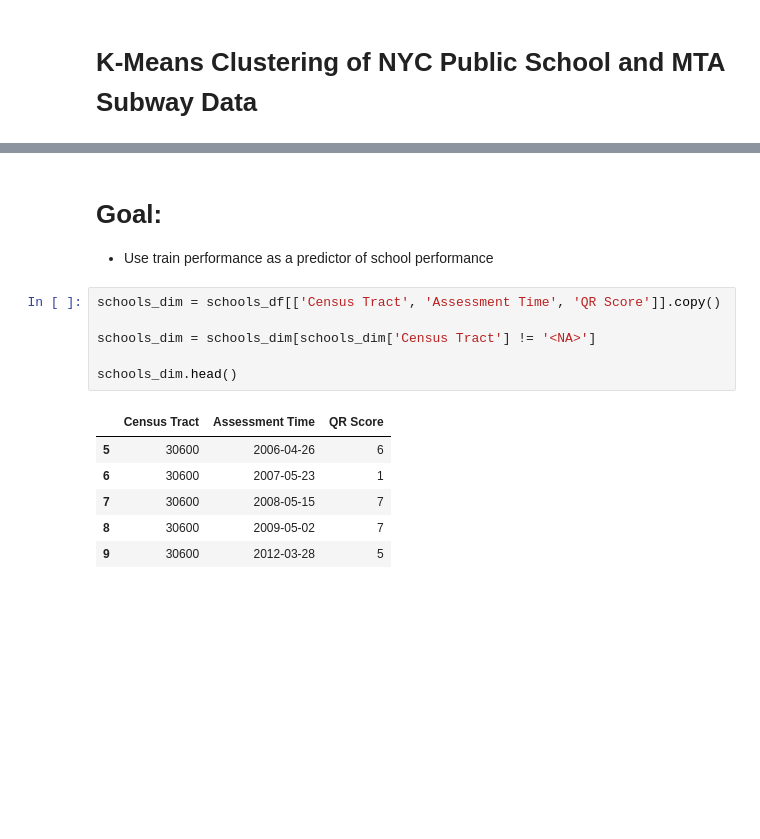
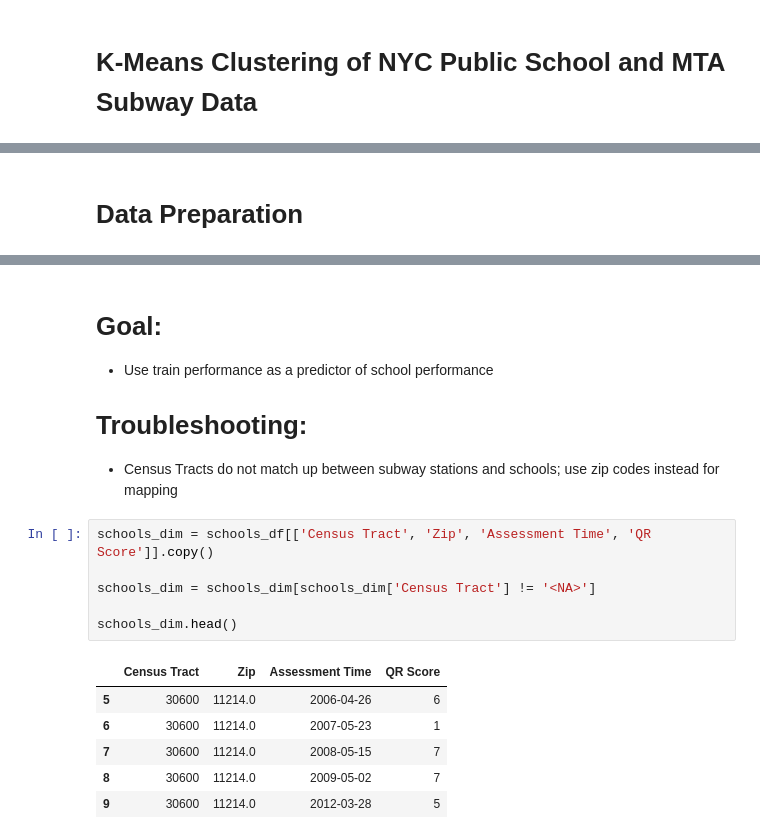
Before and after one commit to tali0n-git/NYC_Public_Schools_Analysis, a Jupyter notebook: ML_Notebooks/k-means-tests.ipynb, the cells around one changed output, grey strips where cells are left out. Saved outputs shown, nothing was run; the diff lists cells and outputs as text; blank space fills up the shorter version.

```diff
--- a/ML_Notebooks/k-means-tests.ipynb
+++ b/ML_Notebooks/k-means-tests.ipynb
@@ -34,6 +35,8 @@ schools_df.head(10)
 | 7 | K337 | 7 | 2008-05-15 | International High School at Lafa... | 2630 BENSON AVENUE | BROOKLYN | 11214.0 | ... |
 | 8 | K337 | 7 | 2009-05-02 | International High School at Lafa... | 2630 BENSON AVENUE | BROOKLYN | 11214.0 | ... |
 | 9 | K337 | 5 | 2012-03-28 | International High School at Lafa... | 2630 BENSON AVENUE | BROOKLYN | 11214.0 | ... |
+# %% [markdown]
+# Data Preparation
 # %%
 schools_df['Census Tract'] = schools_df['Census Tract'].astype(float).astype('Int64').astype(str)
 schools_df.head(10)
@@ -52,19 +55,22 @@ schools_df.head(10)
 # %% [markdown]
 # Goal:
 - Use train performance as a predictor of school performance
+
+# Troubleshooting:
+- Census Tracts do not match up between subway stations and schools; use zip codes instead for mapping
 # %%
-schools_dim = schools_df[['Census Tract', 'Assessment Time', 'QR Score']].copy()
+schools_dim = schools_df[['Census Tract', 'Zip', 'Assessment Time', 'QR Score']].copy()
 
 schools_dim = schools_dim[schools_dim['Census Tract'] != '<NA>']
 
 schools_dim.head()
 # %% [output]
-|  | Census Tract | Assessment Time | QR Score |
-| 5 | 30600 | 2006-04-26 | 6 |
-| 6 | 30600 | 2007-05-23 | 1 |
-| 7 | 30600 | 2008-05-15 | 7 |
-| 8 | 30600 | 2009-05-02 | 7 |
-| 9 | 30600 | 2012-03-28 | 5 |
+|  | Census Tract | Zip | Assessment Time | QR Score |
+| 5 | 30600 | 11214.0 | 2006-04-26 | 6 |
+| 6 | 30600 | 11214.0 | 2007-05-23 | 1 |
+| 7 | 30600 | 11214.0 | 2008-05-15 | 7 |
+| 8 | 30600 | 11214.0 | 2009-05-02 | 7 |
+| 9 | 30600 | 11214.0 | 2012-03-28 | 5 |
 # %%
 subway_df.head() # 26 rows
 # %% [output]
```
Also changed, not shown: parts of 5 cells of this notebook.
